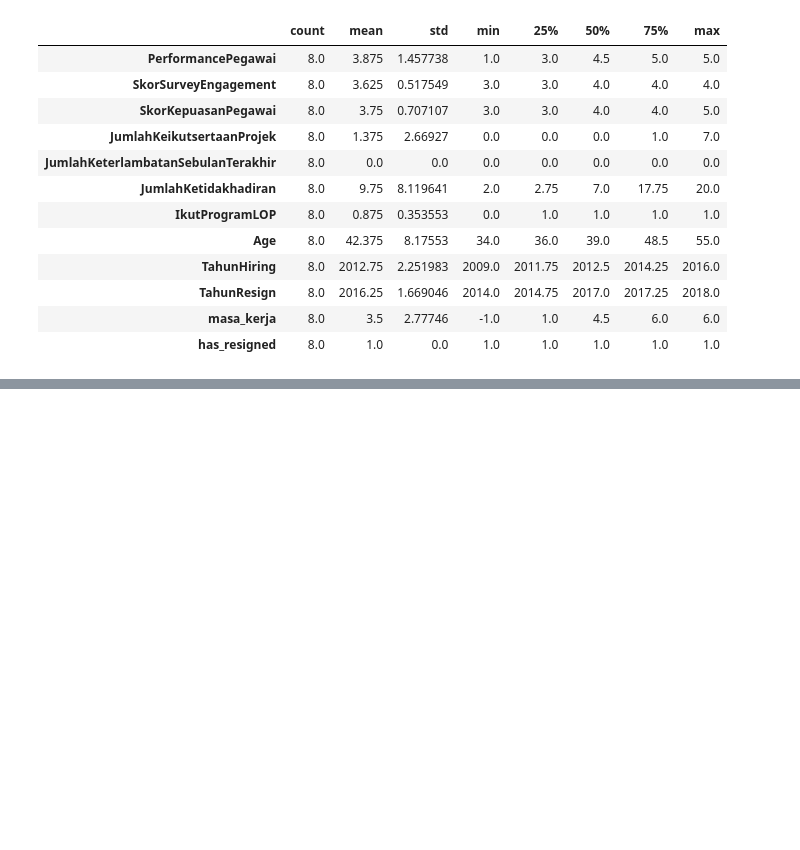
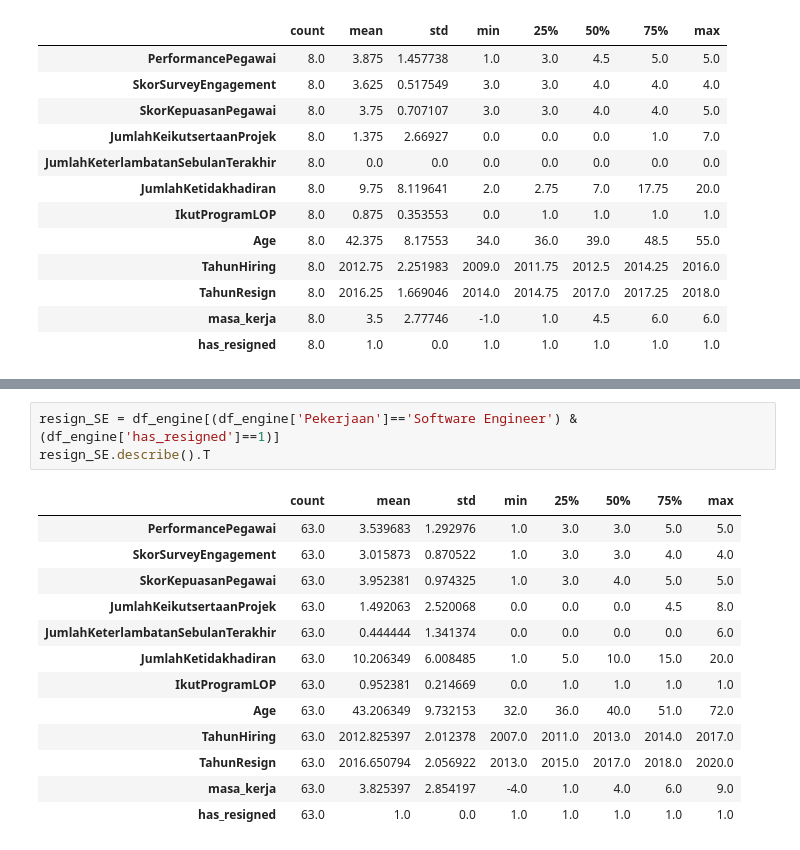
Before and after one commit to masendhy/improving_employee_retention, a Jupyter notebook: employee_retention.ipynb, the cells around one changed output, grey strips where cells are left out. Cells and saved outputs as stored; diff of their text form; blank space fills up the shorter version.

```diff
--- a/employee_retention.ipynb
+++ b/employee_retention.ipynb
@@ -772,0 +768,17 @@ for p in ax.patches:
+# %%
+resign_SE = df_engine[(df_engine['Pekerjaan']=='Software Engineer') & (df_engine['has_resigned']==1)]
+resign_SE.describe().T
+# %% [output]
+|  | count | mean | std | min | 25% | 50% | 75% | max |
+| PerformancePegawai | 63.0 | 3.539683 | 1.292976 | 1.0 | 3.0 | 3.0 | 5.0 | 5.0 |
+| SkorSurveyEngagement | 63.0 | 3.015873 | 0.870522 | 1.0 | 3.0 | 3.0 | 4.0 | 4.0 |
+| SkorKepuasanPegawai | 63.0 | 3.952381 | 0.974325 | 1.0 | 3.0 | 4.0 | 5.0 | 5.0 |
+| JumlahKeikutsertaanProjek | 63.0 | 1.492063 | 2.520068 | 0.0 | 0.0 | 0.0 | 4.5 | 8.0 |
+| JumlahKeterlambatanSebulanTerakhir | 63.0 | 0.444444 | 1.341374 | 0.0 | 0.0 | 0.0 | 0.0 | 6.0 |
+| JumlahKetidakhadiran | 63.0 | 10.206349 | 6.008485 | 1.0 | 5.0 | 10.0 | 15.0 | 20.0 |
+| IkutProgramLOP | 63.0 | 0.952381 | 0.214669 | 0.0 | 1.0 | 1.0 | 1.0 | 1.0 |
+| Age | 63.0 | 43.206349 | 9.732153 | 32.0 | 36.0 | 40.0 | 51.0 | 72.0 |
+| TahunHiring | 63.0 | 2012.825397 | 2.012378 | 2007.0 | 2011.0 | 2013.0 | 2014.0 | 2017.0 |
+| TahunResign | 63.0 | 2016.650794 | 2.056922 | 2013.0 | 2015.0 | 2017.0 | 2018.0 | 2020.0 |
+| masa_kerja | 63.0 | 3.825397 | 2.854197 | -4.0 | 1.0 | 4.0 | 6.0 | 9.0 |
+| has_resigned | 63.0 | 1.0 | 0.0 | 1.0 | 1.0 | 1.0 | 1.0 | 1.0 |
```
Also changed, not shown: parts of 9 cells of this notebook.
